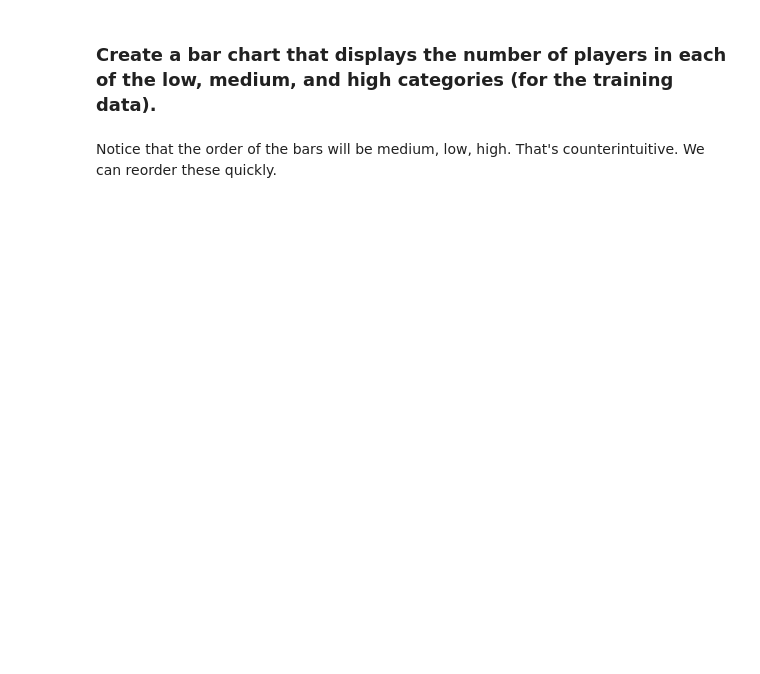
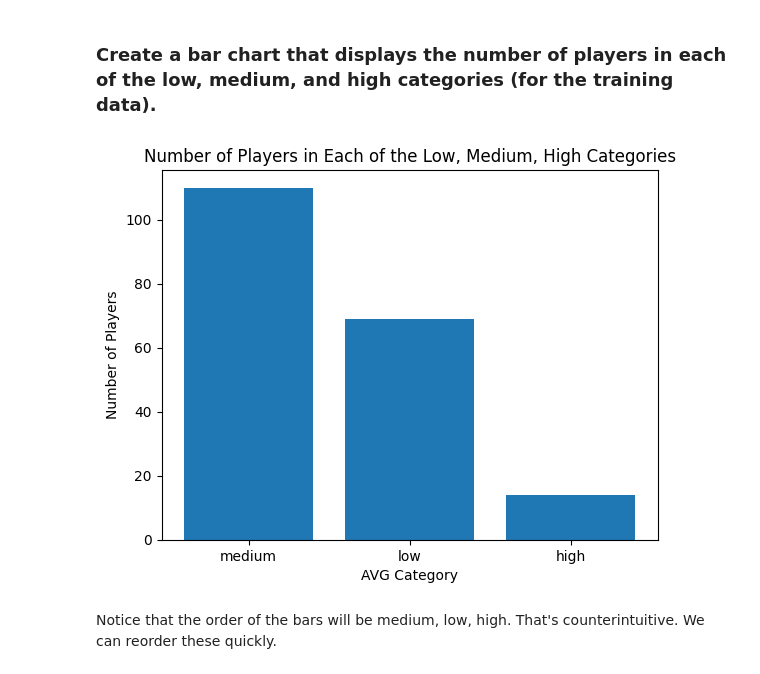
Before and after one commit to mellenpan/code_2600, a Jupyter notebook: mod03_eda.ipynb, the cells around one changed output. Cells and saved outputs as stored; diff of their text form; code cells hidden in the pictures; blank space fills up the shorter version.

```diff
--- a/mod03_eda.ipynb
+++ b/mod03_eda.ipynb
@@ -186,5 +208,7 @@ Totals = [TotHits, TotWalks, TotAtBat-TotHits-TotWalks]
 ### Using 0.25 and 0.31 as the split points, create a new variable with three bins: high, medium, and low.
 # %%
 Train['AVG_bin'] = 'medium'
-Train['AVG_bin'][#fillin] = 'low'
-Train['AVG_bin'][#fillin] = 'high'
+Train.loc[Train['AVG'] <= 0.25, 'AVG_bin'] = 'low'
+Train.loc[Train['AVG'] > 0.31, 'AVG_bin'] = 'high'
+
+Train['AVG_bin']
@@ -191,7 +228,16 @@ Train['AVG_bin'][#fillin] = 'high'
 # %% [markdown]
 ### Create a bar chart that displays the number of players in each of the low, medium, and high categories (for the training data).
 # %%
-Train['AVG_bin'].value_counts()
+counts = Train['AVG_bin'].value_counts()
+
+plt.bar(counts.index, counts.values)
+plt.title("Number of Players in Each of the Low, Medium, High Categories")
+plt.ylabel("Number of Players")
+plt.xlabel("AVG Category")
+
+plt.show()
+# %% [output]
+[figure, added]
 # %% [markdown]
 Notice that the order of the bars will be medium, low, high. That's counterintuitive. We can reorder these quickly.
 # %%
```
Also changed, not shown: parts of 9 cells of this notebook.
